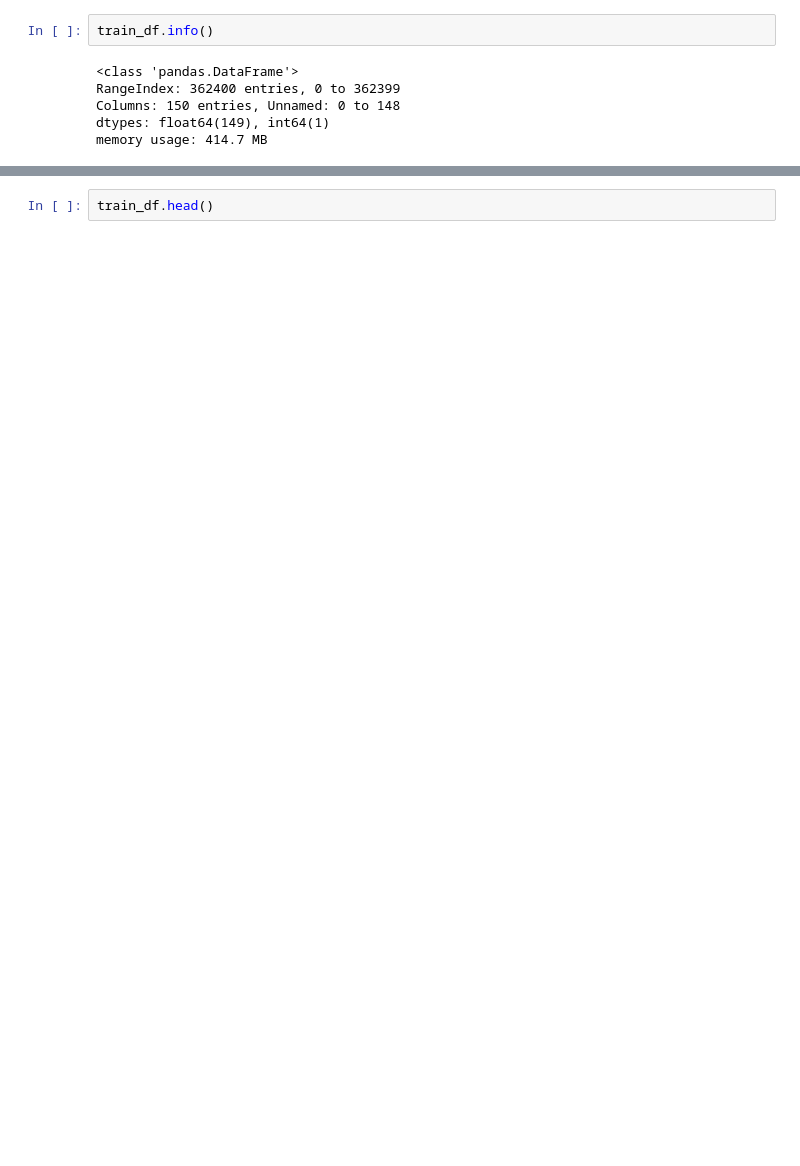
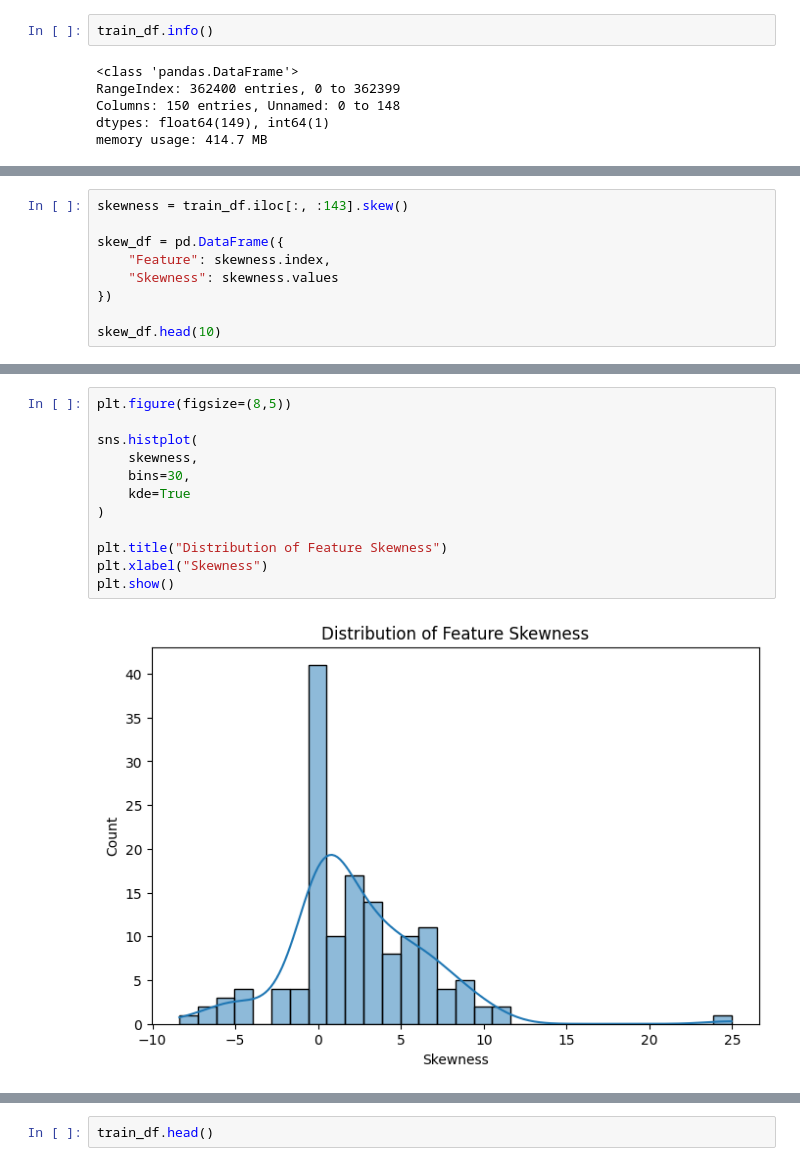
Before and after one commit to Devansh1-tech/QuantFormer-Multimodal-Order-Book-Sentiment-Transformer, a Jupyter notebook: notebooks/01_FI2010_EDA.ipynb, the cells around one changed output, grey strips where cells are left out. Cells and saved outputs as stored; diff of their text form; blank space fills up the shorter version.

```diff
--- a/notebooks/01_FI2010_EDA.ipynb
+++ b/notebooks/01_FI2010_EDA.ipynb
@@ -178,0 +367,9 @@ Name: count, dtype: int64
+# %%
+skewness = train_df.iloc[:, :143].skew()
+
+skew_df = pd.DataFrame({
+    "Feature": skewness.index,
+    "Skewness": skewness.values
+})
+
+skew_df.head(10)
@@ -178,0 +404,14 @@ Name: count, dtype: int64
+# %%
+plt.figure(figsize=(8,5))
+
+sns.histplot(
+    skewness,
+    bins=30,
+    kde=True
+)
+
+plt.title("Distribution of Feature Skewness")
+plt.xlabel("Skewness")
+plt.show()
+# %% [output]
+[figure, added]
```
Also changed, not shown: parts of 56 cells of this notebook.
